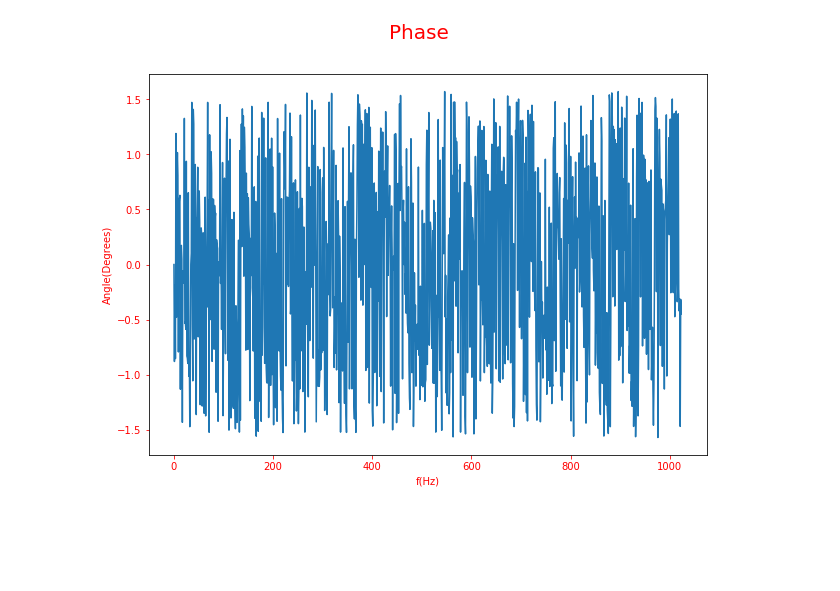
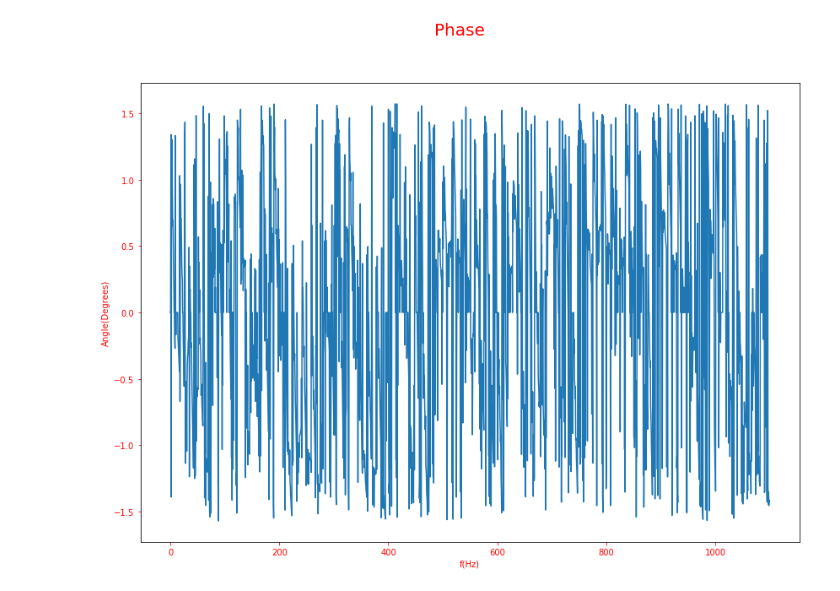
Before and after one commit to pludehn/FFTGUI, a Jupyter notebook: SignalGenerator.ipynb, the cells around one changed output. Drawn from its saved outputs; the diff is of its cells as text; code cells hidden in the pictures; blank space fills up the shorter version.

```diff
--- a/SignalGenerator.ipynb
+++ b/SignalGenerator.ipynb
@@ -3,6 +3,7 @@ import matplotlib.pyplot as plt
 import numpy as np
 import scipy.integrate as integrate
 import math
+from scipy.optimize import curve_fit
 #Python signal generator.
 
 
@@ -23,7 +24,7 @@ class Signal(object):
         self.shift= (shift / 180)*np.pi
 
     def fig(self):
-        fig = plt.figure(figsize=(14,10))
+        fig = plt.figure(figsize=(10,7))
         ax = fig.add_subplot(111)
         ax.xaxis.label.set_color('red')
         ax.yaxis.label.set_color('red')
@@ -35,7 +36,7 @@ class Signal(object):
     def fsi(self,x):
         value = 0.0
         x = (x - self.shift)
-        value = np.sin(2*np.pi*self.f*x)
+        value = self.a*np.sin(2*np.pi*self.f*x)
         return value
     def fsq(self,x):
         value = 0.0
@@ -59,24 +60,25 @@ class Signal(object):
         x = (x - self.shift)
         for h in range(1,h):
             value = value + (np.sin(2 * np.pi * x * self.f * h ) / h)*((-1)**h)
-        value *= (-2 / np.pi)
+        value *= (-2 / np.pi)*self.a
         return value
-
+    def sinefit(self, a, x, b, c, d):
+        return a*np.sin(b*x + c) + d
     def sine(self, Fs):
         self.Fs=Fs
         self.wtype = 0
         self.fig()
-        x=np.linspace(0,self.T, self.Fs)
+        x = np.linspace(0,self.T,self.Fs*self.T)
         plt.plot(x, self.fsi(x))
+      #  plt.stem(x, self.fsi(x),'.')
         plt.show()
         if self.otype == 1:
             self.out = self.fsi(x)
-    #x = np.linspace(-2*np.pi,2*np.pi, self.Fs)
     def square(self, Fs, Harmonics):
         self.Fs = Fs
         self.h = Harmonics
         self.wtype = 1
-        x = np.linspace(0,self.T, self.Fs)
+        x = np.linspace(0,self.T, self.Fs*self.T)
         self.fig()
         plt.plot(x, self.fsq(x))
         plt.show()
@@ -87,7 +89,7 @@ class Signal(object):
         self.Fs = Fs
         self.h = Harmonics
         self.wtype = 2
-        x = np.linspace(0,self.T, self.Fs)
+        x = np.linspace(0,self.T, self.Fs*self.T)
         self.fig()
         plt.plot(x, self.fst(x))
         plt.show()
@@ -98,7 +100,7 @@ class Signal(object):
         self.Fs = Fs
         self.h = Harmonics
         self.wtype = 3
-        x = np.linspace(0,self.T, self.Fs)
+        x = np.linspace(0,self.T, self.Fs*self.T)
         self.fig()
         plt.plot(x, self.fss(x))
         plt.show()
@@ -117,21 +119,27 @@ class Signal(object):
 
     def multiply(self, sig):
         self.fig()
-        x1 = np.linspace(-2*np.pi, 2*np.pi, self.Fs)
-        x2 = np.linspace(-2*np.pi, 2*np.pi, sig.Fs)
+        x1 = np.linspace(0, self.T, self.Fs)
+        x2 = np.linspace(0, self.T, sig.Fs)
         plt.plot(x1, self.op(self.wtype, x1) * sig.op(sig.wtype,x2))
+        if self.otype == 1:
+            self.out = self.op(self.wtype, x1) * sig.op(sig.wtype,x2)
 
     def add(self,sig):
         self.fig()
-        x= np.linspace(-2*np.pi, 2*np.pi, self.Fs)
+        x= np.linspace(0, self.T, self.Fs)
         plt.plot(x, self.op(self.wtype,x) + sig.op(sig.wtype,x))
+        if self.otype == 1:
+            self.out = self.op(self.wtype,x) + sig.op(sig.wtype,x)
 
     def subtract(self, sig):
         self.fig()
-        x = np.linspace(-2*np.pi, 2*np.pi, self.Fs)
+        x = np.linspace(0, self.T, self.Fs)
         plt.plot(x, self.op(self.wtype,x) - sig.op(sig.wtype,x))
+        if self.otype == 1:
+            self.out = self.op(self.wtype,x) - sig.op(sig.wtype,x)
 
-    def binsize(self, pointdft, returnarray):
+    def binsize(self, pointdft, returnarray): #NPointDft, and option to write to/supress output array for FFT.
         self.NPoint = pointdft
         if (returnarray == 0): #Supresses output stored to array.
             self.otype = 0
@@ -140,6 +148,7 @@ class Signal(object):
             self.out = np.zeros(self.NPoint,dtype=np.complex_)
     def time(self,T):
         self.T = T
+
 class Modulation(Signal):
     m = 1
     fshift = np.array([])
@@ -152,16 +161,22 @@ class Modulation(Signal):
         self.m = modindex
     def AM(self, sig):
         self.fig()
-        x = np.linspace(-2*np.pi, 2*np.pi, sig.Fs)
+        self.T=sig.T
+        x = np.linspace(0, self.T, sig.Fs*self.T)
         if (self.wtype == 0):
             plt.plot(x, (1/2)*((self.m*sig.op(sig.wtype,x))+1)*np.cos(2*np.pi*x*self.f)*self.a)
+            if self.otype == 0:
+                self.out = (1/2)*((self.m*sig.op(sig.wtype,x))+1)*np.cos(2*np.pi*x*self.f)*self.a
         else:
             plt.plot(x, (1/2)*(sig.op(sig.wtype,x)+1)*(self.op(self.wtype,x)))
+            if self.otype == 0:
+                self.out = (1/2)*(sig.op(sig.wtype,x)+1)*(self.op(self.wtype,x))
         plt.show()
     def FM(self,sig):
+        self.T=sig.T
         tao = 0
         self.fig()
-        x = np.linspace(-2*np.pi, 2*np.pi, sig.Fs)
+        x = np.linspace(0, self.T, sig.Fs*self.T)
         fshift = np.zeros(x.size)
         if(self.wtype == 0):
             fshift = self.fmi(x)
@@ -177,28 +192,35 @@ class Modulation(Signal):
         value = np.zeros(x.size)
         for index in range(0, x.size):
             upperlimit = x[index]
-            value[index], err = integrate.quad(lambda tao: np.sin(2*np.pi*self.f*tao), - 2*np.pi, upperlimit)
+            value[index], err = integrate.quad(lambda tao: np.sin(2*np.pi*self.f*tao), 0, upperlimit)
         return value
 
 ####FFT Methods Below
-def FFTPLOT(FFT, complexT): #complex = 0 (magnitude), = 1 (seperate graphs). #phase = 0 (show phase),phase = 1 (don't show phase)
-    x1= np.arange(0,FFT.size)
+def FFTPLOT(FFT, complexT, Fs): #complex = 0 (magnitude), = 1 (seperate graphs). #phase = 0 (show phase),phase = 1 (don't show phase)
+    x1 = np.arange(0,FFT.size) #bins
+    xhz = x1 * (Fs / FFT.size)
+    x = FFT.size / 2
+    th = .15
     if complexT == 0:
-        phaseAngle = np.zeros(FFT.size, dtype=np.complex_)
+        phaseAngle = np.zeros(FFT.size)
         for index in range(0, FFT.size):
             phaseAngle[index] = np.arctan((FFT[index].imag)/(FFT[index].real))
+            if (np.abs(phaseAngle[index]) < th):
+                phaseAngle[index] = 0
             FFT[index] = np.abs(FFT[index])
         figMag = fig2()
         plt.xlabel('f(Hz)')
         plt.ylabel('|X[k]|')
         plt.suptitle('Magnitude', fontsize=20, color = 'red')
-        plt.plot(x1, FFT)
+        plt.plot(xhz[1:int(x)], FFT.real[1:int(x)])
+        plt.xticks(np.arange(min(xhz), xhz[int(x)], 20))
         plt.show()
-        figPhase = fig()
+        #Need curve fit for phase data.
+        figPhase = fig2()
         plt.xlabel('f(Hz)')
         plt.ylabel('Angle(Degrees)')
         plt.suptitle('Phase', fontsize=20, color = 'red')
-        plt.plot(x1, phaseAngle)
+        plt.plot(xhz, phaseAngle)
         plt.show()
     elif complexT != 0:
         figReal = fig2()
@@ -207,14 +229,14 @@ def FFTPLOT(FFT, complexT): #complex = 0 (magnitude), = 1 (seperate graphs). #ph
         plt.suptitle('Magnitude(Real)', fontsize=20, color = 'red')
         plt.plot(x1,FFT.real)
         plt.show()
-        figImag = fig()
+        figImag = fig2()
         plt.xlabel('f(Hz)')
         plt.ylabel('X[k]')
         plt.suptitle('Magnitude(Imag)', fontsize=20, color = 'red')
         plt.plot(x1,FFT.imag)
         plt.show()
 def fig2():
-        fig = plt.figure(figsize=(10,7))
+        fig = plt.figure(figsize=(14,10))
         ax = fig.add_subplot(111)
         ax.xaxis.label.set_color('red')
         ax.yaxis.label.set_color('red')
@@ -270,14 +292,15 @@ def tw(n, binsize): #twiddle factor.
     return W
 
 
+
 #binsize = x point DFT
-binsize = 1024
-a = np.zeros(binsize,dtype=np.complex_)
+binsize = 2048
+a = np.zeros(binsize, dtype=np.complex_)
 
-signal = Signal(50,1,0)
-signal.T=2
-signal.binsize(binsize,1)
-signal.square(800,10)
-a = DIT(signal.out,binsize)
-FFTPLOT(a, 0)
+sig = Signal(60,1,0)
+sig.T=1
+sig.binsize(binsize,1)
+sig.sine(1100)
+a = DIT(sig.out,binsize)
+FFTPLOT(a, 0, sig.Fs)
 # %% [output]
@@ -286 +309 @@ FFTPLOT(a, 0)
-[figure, old version]
+[figure, new version]
```
Also changed, not shown: parts of 1 cell of this notebook.
